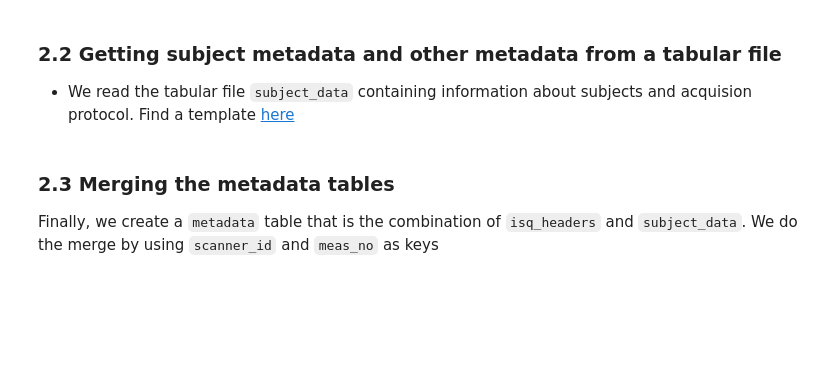
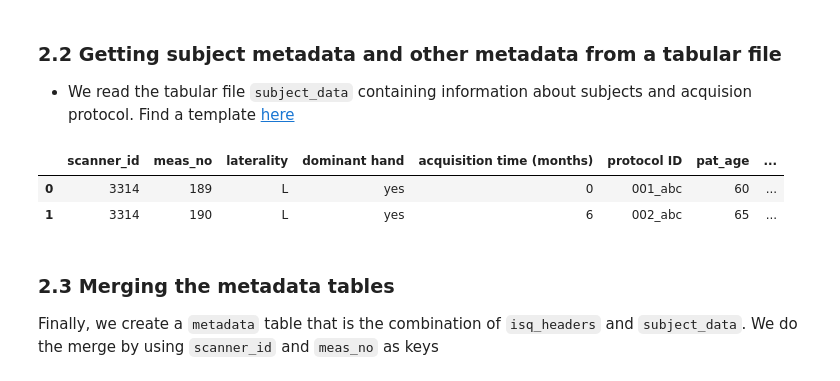
Before and after one commit to JCMSK/nb_gallery, a Jupyter notebook: isq_io_viz.ipynb, the cells around one changed output. Cells and saved outputs as stored; diff of their text form; code cells hidden in the pictures; blank space fills up the shorter version.

```diff
--- a/isq_io_viz.ipynb
+++ b/isq_io_viz.ipynb
@@ -64,5 +100,6 @@ Variables:
 # %%
-isq_folder = " " # write here your path. Make sure it terminates with "/"
+isq_folder             = " " # write here your path. Make sure it terminates with "/"
+subject_data_file_name = " " # write here the name of your tabular file
 # %% [markdown]
 ---
 <a class="anchor" id="1"></a>
@@ -162,8 +207,12 @@ isq_headers
 - We read the tabular file `subject_data` containing information about subjects and acquision protocol. Find a template [here](https://github.com/JCMSK/nb_gallery/blob/master/data/tabular/subjects_scanco_template.csv)
 # %%
 # read the table
-subject_data = pd.read_csv(isq_folder + "subjects_data.csv")
+subject_data = pd.read_csv(isq_folder + subject_data_file_name)
 subject_data
+# %% [output]
+|  | scanner_id | meas_no | laterality | dominant hand | acquisition time (months) | protocol ID | pat_age | ... |
+| 0 | 3314 | 189 | L | yes | 0 | 001_abc | 60 | ... |
+| 1 | 3314 | 190 | L | yes | 6 | 002_abc | 65 | ... |
 # %% [markdown]
 <a class="anchor" id="2.3"></a>
 ### 2.3 Merging the metadata tables
```
Also changed, not shown: parts of 26 cells of this notebook.
